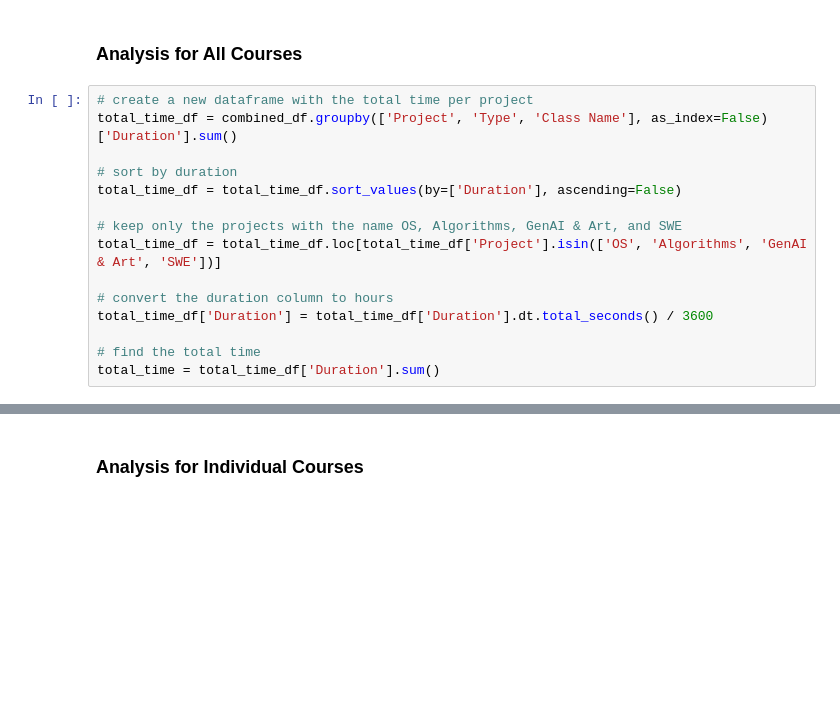
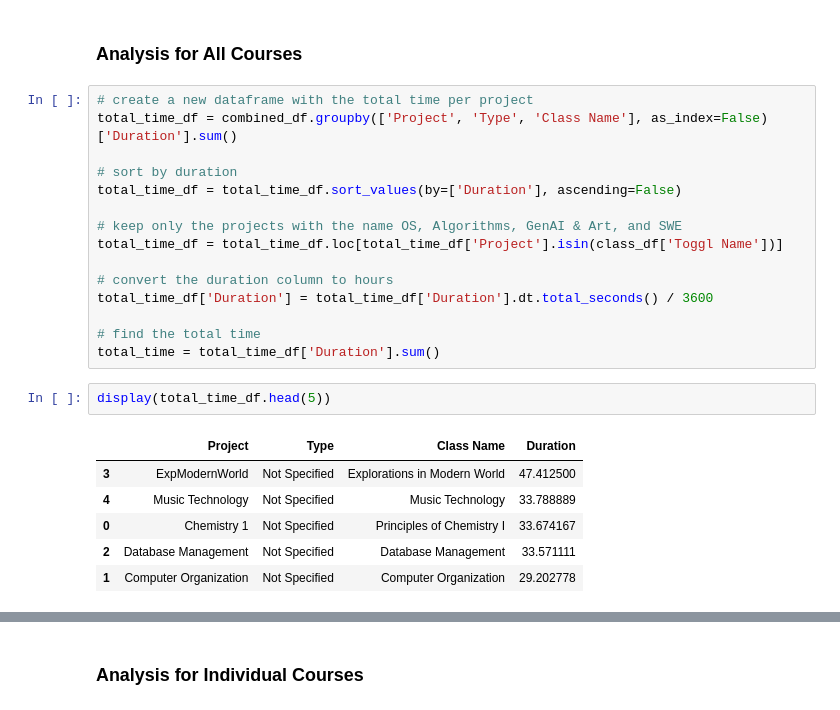
Before and after one commit to ifrycolorado/ClassTimeTrackingAnalysis, a Jupyter notebook: src/analysis.ipynb, the cells around one changed output, grey strips where cells are left out. Drawn from its saved outputs; the diff is of its cells as text; blank space fills up the shorter version.

```diff
--- a/src/analysis.ipynb
+++ b/src/analysis.ipynb
@@ -206,12 +221,21 @@ total_time_df = combined_df.groupby(['Project', 'Type', 'Class Name'], as_index=
 total_time_df = total_time_df.sort_values(by=['Duration'], ascending=False)
 
 # keep only the projects with the name OS, Algorithms, GenAI & Art, and SWE
-total_time_df = total_time_df.loc[total_time_df['Project'].isin(['OS', 'Algorithms', 'GenAI & Art', 'SWE'])]
+total_time_df = total_time_df.loc[total_time_df['Project'].isin(class_df['Toggl Name'])]
 
 # convert the duration column to hours
 total_time_df['Duration'] = total_time_df['Duration'].dt.total_seconds() / 3600
 
 # find the total time
 total_time = total_time_df['Duration'].sum()
+# %%
+display(total_time_df.head(5))
+# %% [output]
+|  | Project | Type | Class Name | Duration |
+| 3 | ExpModernWorld | Not Specified | Explorations in Modern World | 47.412500 |
+| 4 | Music Technology | Not Specified | Music Technology | 33.788889 |
+| 0 | Chemistry 1 | Not Specified | Principles of Chemistry I | 33.674167 |
+| 2 | Database Management | Not Specified | Database Management | 33.571111 |
+| 1 | Computer Organization | Not Specified | Computer Organization | 29.202778 |
 # %%
 # group data
```
Also changed, not shown: parts of 10 cells of this notebook, 15 other files.
